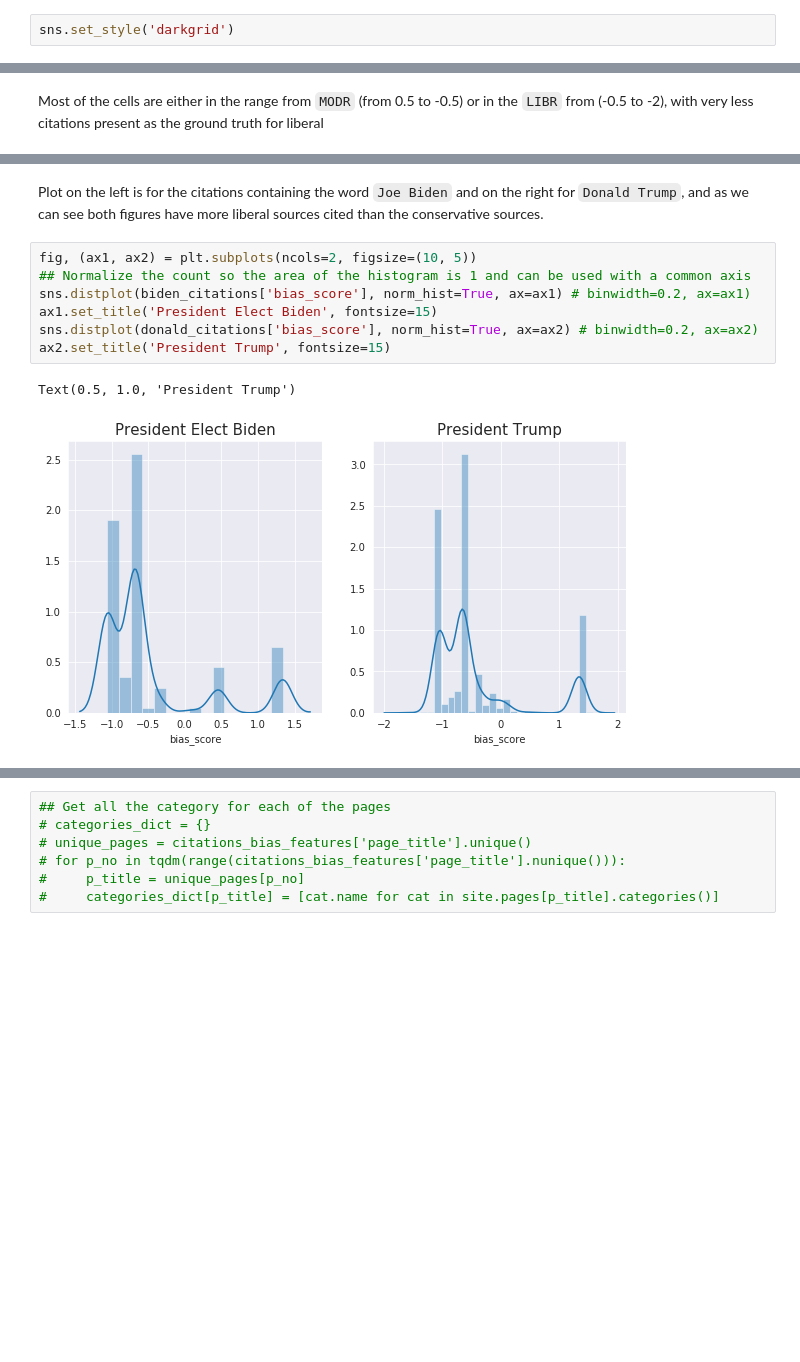
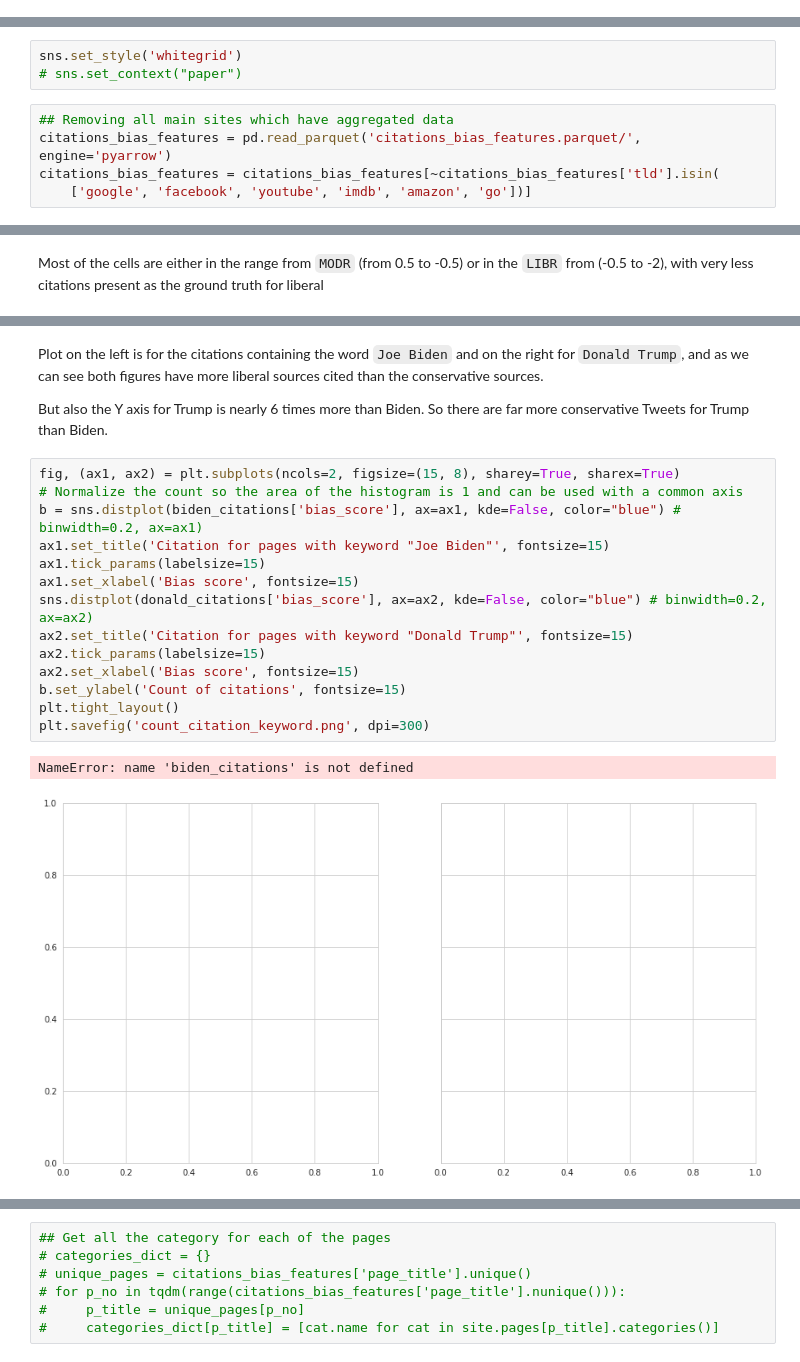
Before and after one commit to Harshdeep1996/politicalBiasSem, a Jupyter notebook: analysis_bias_citations.ipynb, the cells around one changed output, grey strips where cells are left out. Saved outputs shown, nothing was run; the diff lists cells and outputs as text; blank space fills up the shorter version.

```diff
--- a/analysis_bias_citations.ipynb
+++ b/analysis_bias_citations.ipynb
@@ -19,4 +21,2 @@ from matplotlib import pyplot as plt
 from tqdm import tqdm
 tqdm.pandas()
-# %%
-sns.set_style('darkgrid')
@@ -24,0 +23,8 @@ citations_bias_features = pd.read_parquet('citations_bias_features.parquet/', en
+# %%
+sns.set_style('whitegrid')
+# sns.set_context("paper")
+# %%
+## Removing all main sites which have aggregated data
+citations_bias_features = pd.read_parquet('citations_bias_features.parquet/', engine='pyarrow')
+citations_bias_features = citations_bias_features[~citations_bias_features['tld'].isin(
+    ['google', 'facebook', 'youtube', 'imdb', 'amazon', 'go'])]
@@ -63,12 +256,21 @@ Total number of citations associated with Trump: 1345
 # %% [markdown]
 Plot on the left is for the citations containing the word `Joe Biden` and on the right for `Donald Trump`, and as we can see both figures have more liberal sources cited than the conservative sources.
+
+But also the Y axis for Trump is nearly 6 times more than Biden. So there are far more conservative Tweets for Trump than Biden.
 # %%
-fig, (ax1, ax2) = plt.subplots(ncols=2, figsize=(10, 5))
-## Normalize the count so the area of the histogram is 1 and can be used with a common axis
-sns.distplot(biden_citations['bias_score'], norm_hist=True, ax=ax1) # binwidth=0.2, ax=ax1)
-ax1.set_title('President Elect Biden', fontsize=15)
-sns.distplot(donald_citations['bias_score'], norm_hist=True, ax=ax2) # binwidth=0.2, ax=ax2)
-ax2.set_title('President Trump', fontsize=15)
+fig, (ax1, ax2) = plt.subplots(ncols=2, figsize=(15, 8), sharey=True, sharex=True)
+# Normalize the count so the area of the histogram is 1 and can be used with a common axis
+b = sns.distplot(biden_citations['bias_score'], ax=ax1, kde=False, color="blue") # binwidth=0.2, ax=ax1)
+ax1.set_title('Citation for pages with keyword "Joe Biden"', fontsize=15)
+ax1.tick_params(labelsize=15)
+ax1.set_xlabel('Bias score', fontsize=15)
+sns.distplot(donald_citations['bias_score'], ax=ax2, kde=False, color="blue") # binwidth=0.2, ax=ax2)
+ax2.set_title('Citation for pages with keyword "Donald Trump"', fontsize=15)
+ax2.tick_params(labelsize=15)
+ax2.set_xlabel('Bias score', fontsize=15)
+b.set_ylabel('Count of citations', fontsize=15)
+plt.tight_layout()
+plt.savefig('count_citation_keyword.png', dpi=300)
 # %% [output]
-Text(0.5, 1.0, 'President Trump')
+NameError: name 'biden_citations' is not defined
-[figure, old version]
+[figure, new version]
```
Also changed, not shown: parts of 78 cells of this notebook.
